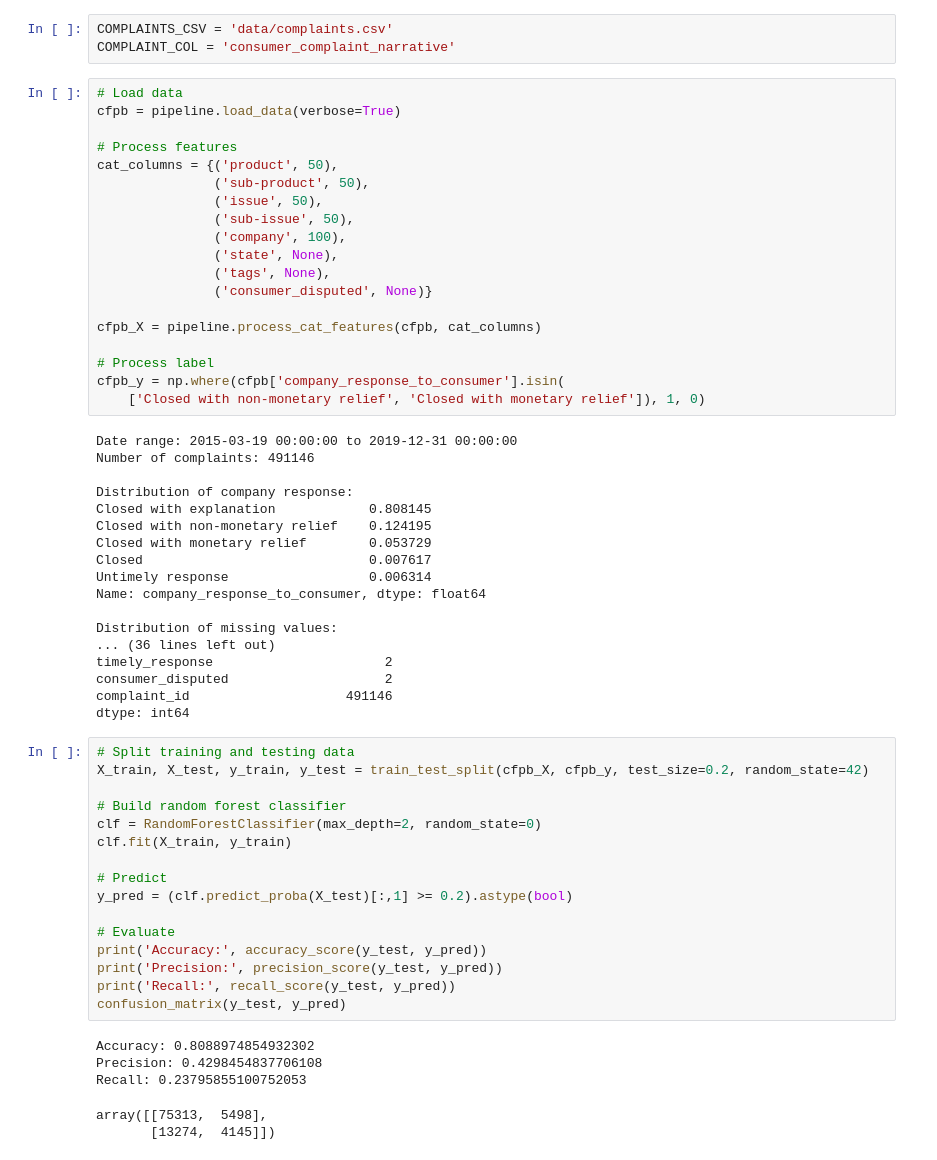
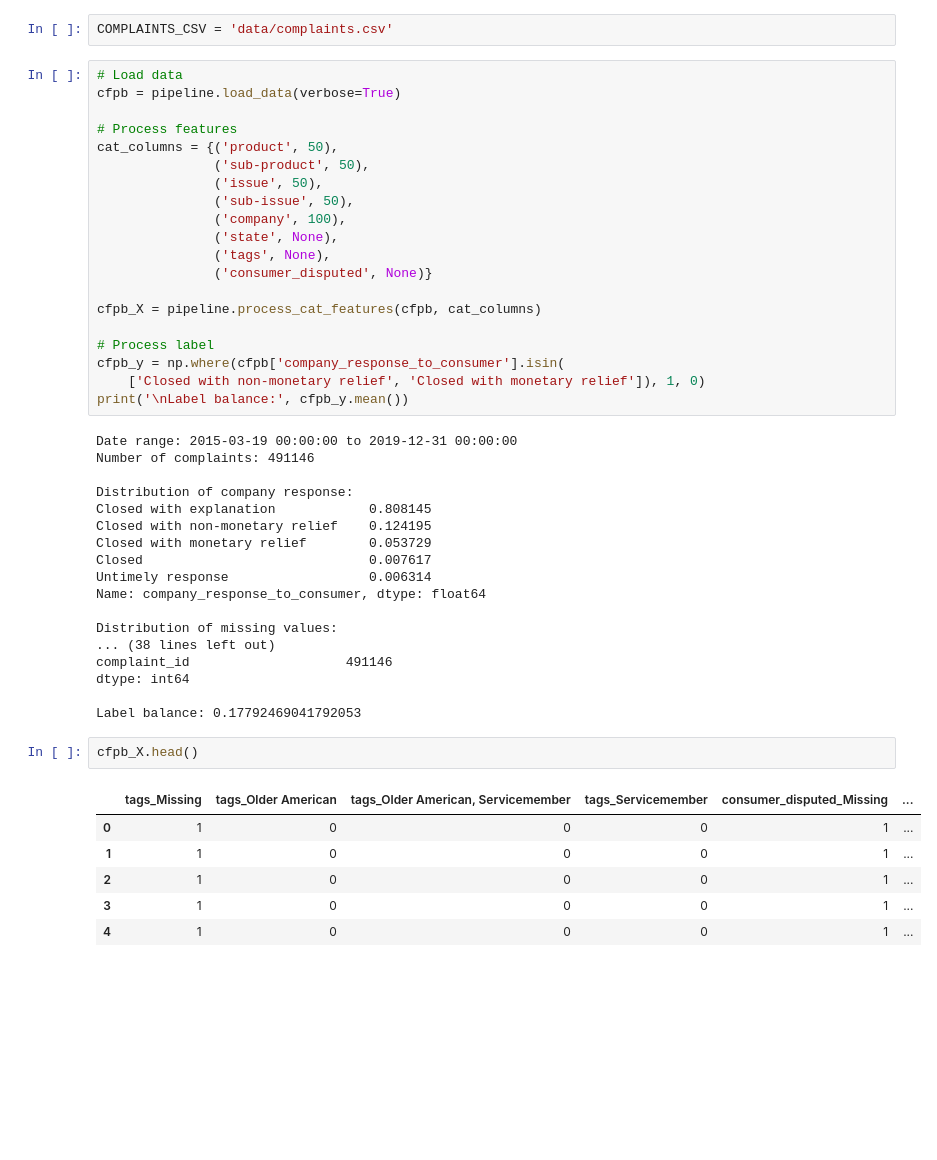
Before and after one commit to murray-cecile/cfpb-complaints, a Jupyter notebook: scripts/shallow_pipeline_nb.ipynb, the cells around one changed output. Saved outputs shown, nothing was run; the diff lists cells and outputs as text; blank space fills up the shorter version.

```diff
--- a/scripts/shallow_pipeline_nb.ipynb
+++ b/scripts/shallow_pipeline_nb.ipynb
@@ -15,7 +16,6 @@ pd.set_option('display.max_rows', 500)
 pd.set_option('display.max_columns', 500)
 # %%
 COMPLAINTS_CSV = 'data/complaints.csv'
-COMPLAINT_COL = 'consumer_complaint_narrative'
 # %%
 # Load data
 cfpb = pipeline.load_data(verbose=True)
@@ -35,6 +35,7 @@ cfpb_X = pipeline.process_cat_features(cfpb, cat_columns)
 # Process label
 cfpb_y = np.where(cfpb['company_response_to_consumer'].isin(
     ['Closed with non-monetary relief', 'Closed with monetary relief']), 1, 0)
+print('\nLabel balance:', cfpb_y.mean())
 # %% [output]
 Date range: 2015-03-19 00:00:00 to 2019-12-31 00:00:00
 Number of complaints: 491146
@@ -48,30 +49,17 @@ Untimely response                  0.006314
 Name: company_response_to_consumer, dtype: float64
 
 Distribution of missing values:
-... (36 lines left out)
-timely_response                      2
-consumer_disputed                    2
+... (38 lines left out)
 complaint_id                    491146
 dtype: int64
+
+Label balance: 0.17792469041792053
-# %%
-# Split training and testing data
-X_train, X_test, y_train, y_test = train_test_split(cfpb_X, cfpb_y, test_size=0.2, random_state=42)
-
-# Build random forest classifier
-clf = RandomForestClassifier(max_depth=2, random_state=0)
-clf.fit(X_train, y_train)
-
-# Predict
-y_pred = (clf.predict_proba(X_test)[:,1] >= 0.2).astype(bool)
-
-# Evaluate
-print('Accuracy:', accuracy_score(y_test, y_pred))
-print('Precision:', precision_score(y_test, y_pred))
-print('Recall:', recall_score(y_test, y_pred))
-confusion_matrix(y_test, y_pred)
-# %% [output]
-Accuracy: 0.8088974854932302
-Precision: 0.4298454837706108
-Recall: 0.23795855100752053
-array([[75313,  5498],
-       [13274,  4145]])
+# %%
+cfpb_X.head()
+# %% [output]
+|  | tags_Missing | tags_Older American | tags_Older American, Servicemember | tags_Servicemember | consumer_disputed_Missing | ... |
+| 0 | 1 | 0 | 0 | 0 | 1 | ... |
+| 1 | 1 | 0 | 0 | 0 | 1 | ... |
+| 2 | 1 | 0 | 0 | 0 | 1 | ... |
+| 3 | 1 | 0 | 0 | 0 | 1 | ... |
+| 4 | 1 | 0 | 0 | 0 | 1 | ... |
```
Also changed, not shown: parts of 3 cells of this notebook.
